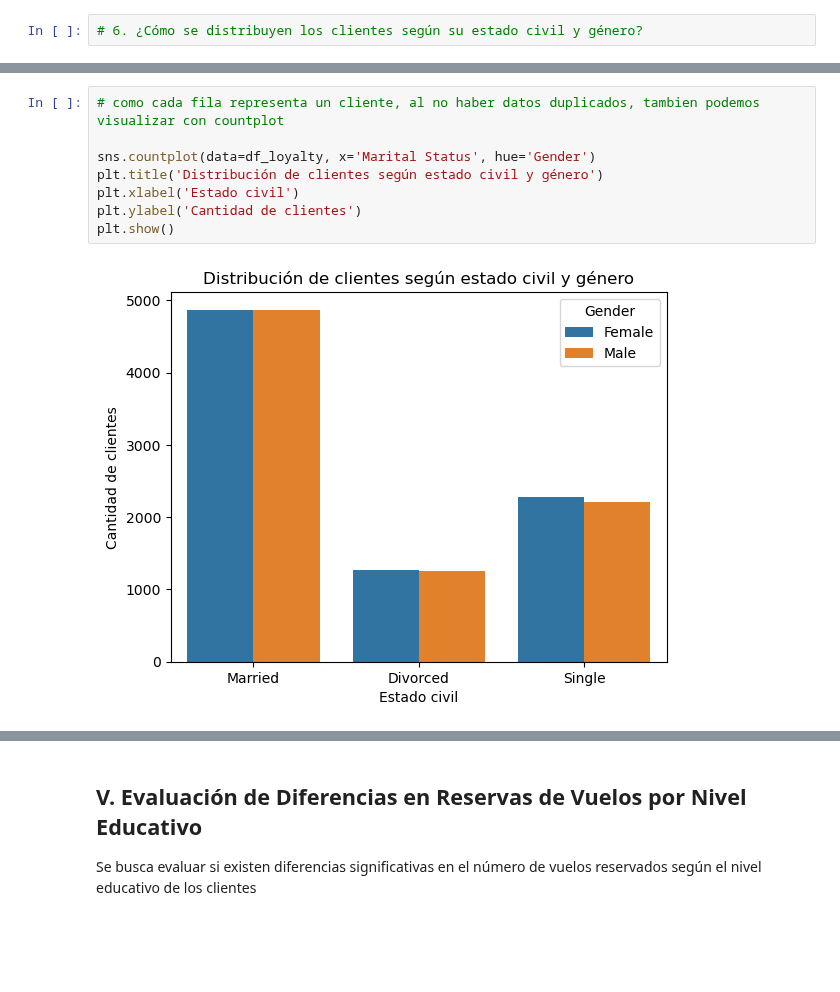
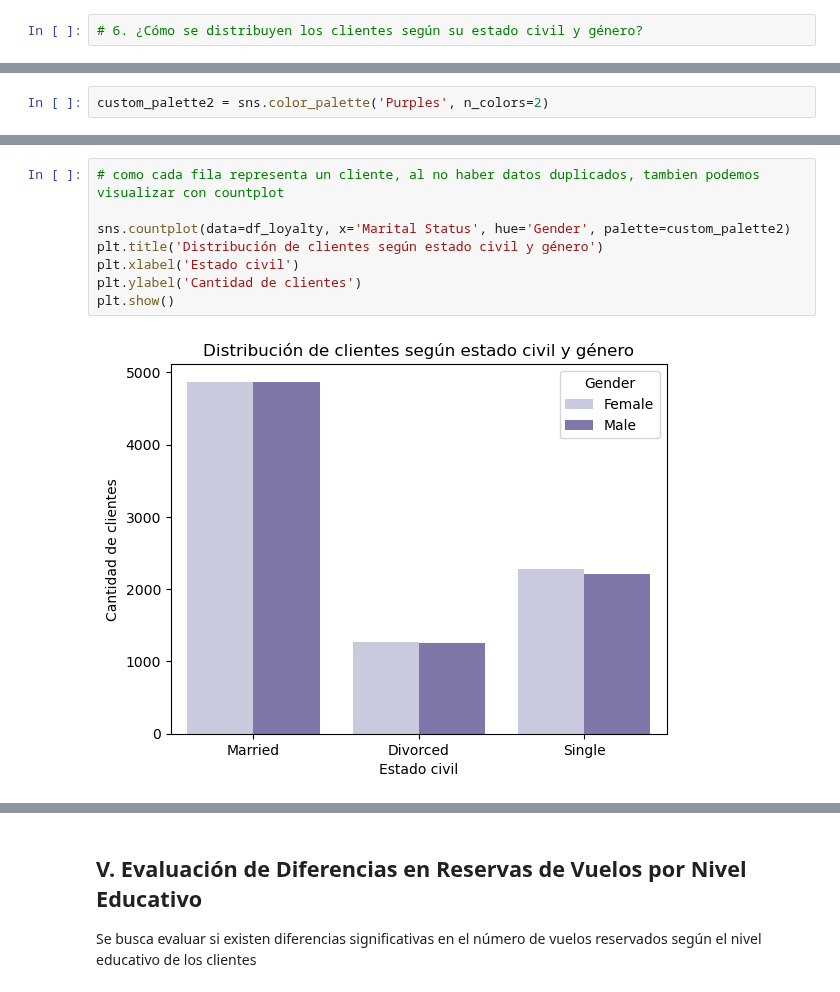
Before and after one commit to Adalab/bda-modulo-3-evaluacion-final-MarPastor, a Jupyter notebook: notebook/final_evaluation_mod3_marpastor.ipynb, the cells around one changed output, grey strips where cells are left out. Cells and saved outputs as stored; diff of their text form; blank space fills up the shorter version.

```diff
--- a/notebook/final_evaluation_mod3_marpastor.ipynb
+++ b/notebook/final_evaluation_mod3_marpastor.ipynb
@@ -1280,4 +1307,6 @@ df_distribucion
 | 3 | Male | Divorced | 30128 |
 | 4 | Male | Married | 117482 |
 | 5 | Male | Single | 53393 |
+# %%
+custom_palette2 = sns.color_palette('Purples', n_colors=2)
 # %%
@@ -1292,10 +1323,10 @@ plt.show();
 # %%
 # como cada fila representa un cliente, al no haber datos duplicados, tambien podemos visualizar con countplot
 
-sns.countplot(data=df_loyalty, x='Marital Status', hue='Gender')
+sns.countplot(data=df_loyalty, x='Marital Status', hue='Gender', palette=custom_palette2)
 plt.title('Distribución de clientes según estado civil y género')
 plt.xlabel('Estado civil')
 plt.ylabel('Cantidad de clientes')
 plt.show()
 # %% [output]
-[figure, old version]
+[figure, new version]
```
Also changed, not shown: parts of 15 cells of this notebook.
